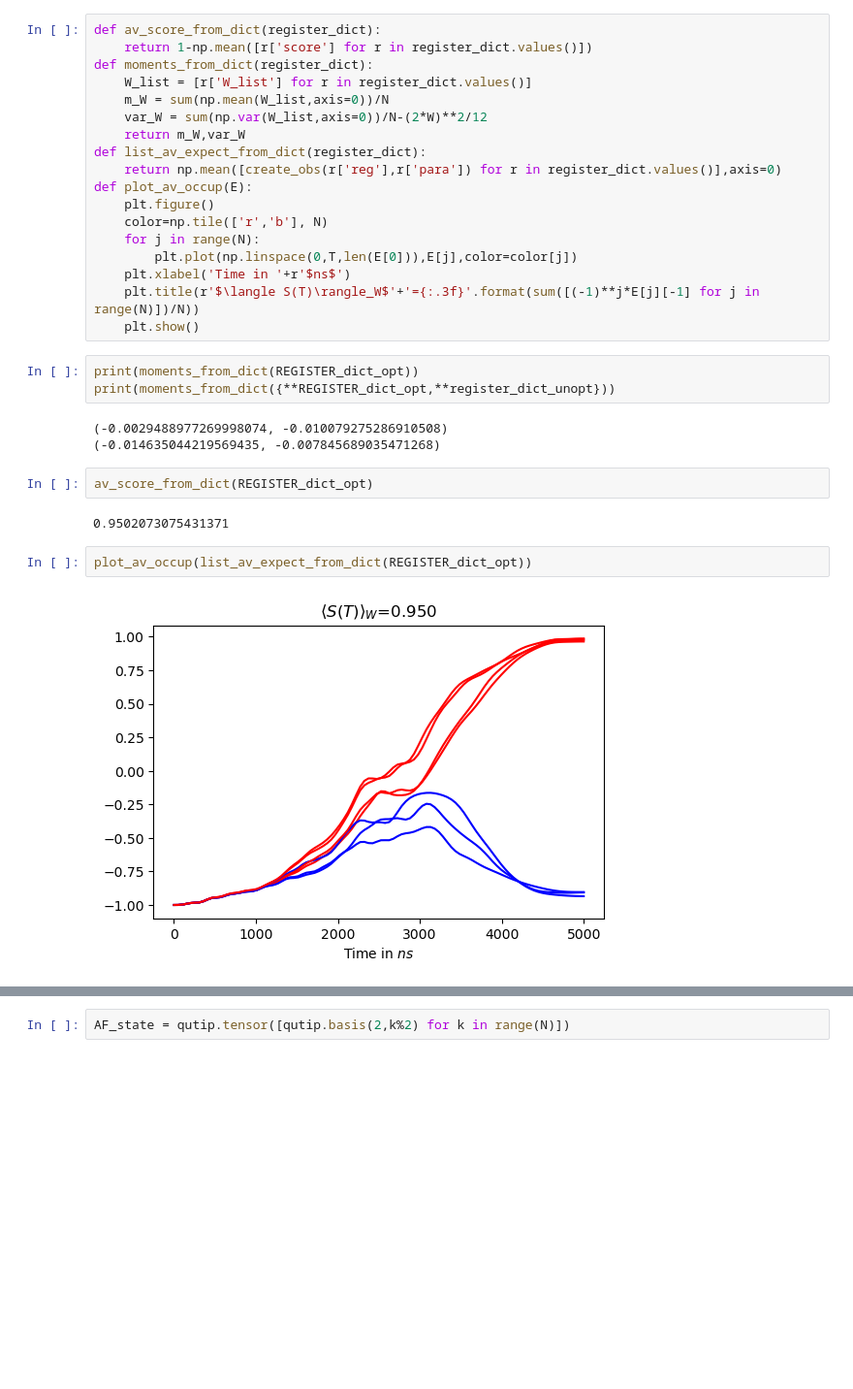
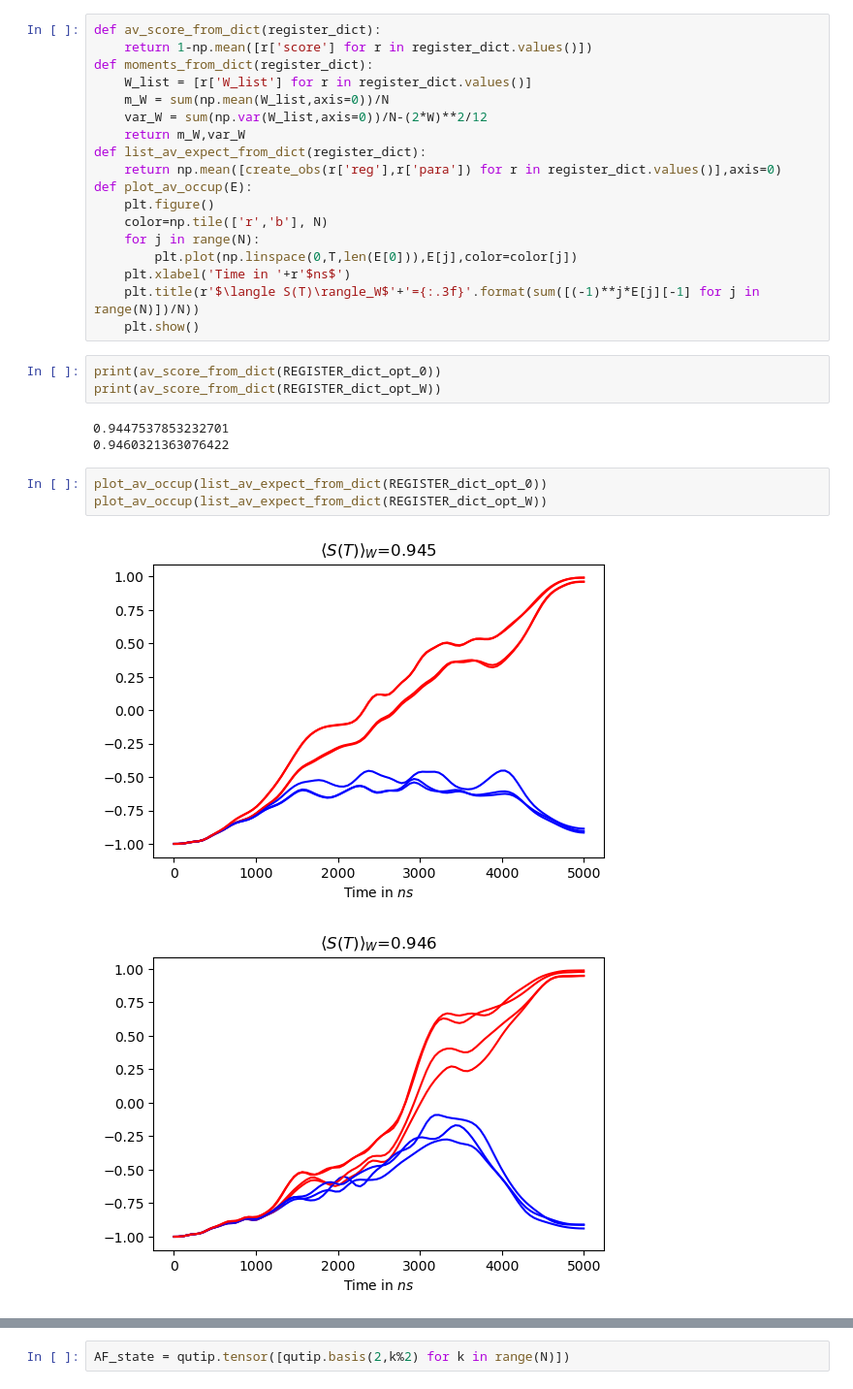
Before and after one commit to sebgrijalva/Pulser, a Jupyter notebook: tutorials/pulse_optim_algo.ipynb, the cells around one changed output, grey strips where cells are left out. Shown: that part at 97% size. Cells and saved outputs as stored; diff of their text form; blank space fills up the shorter version.

```diff
--- a/tutorials/pulse_optim_algo.ipynb
+++ b/tutorials/pulse_optim_algo.ipynb
@@ -185,18 +202,16 @@ def plot_av_occup(E):
     plt.xlabel('Time in '+r'$ns$')
     plt.title(r'$\langle S(T)\rangle_W$'+'={:.3f}'.format(sum([(-1)**j*E[j][-1] for j in range(N)])/N))
     plt.show()
-# %%
-print(moments_from_dict(REGISTER_dict_opt))
-print(moments_from_dict({**REGISTER_dict_opt,**register_dict_unopt}))
-# %% [output]
-(-0.0029488977269998074, -0.010079275286910508)
-(-0.014635044219569435, -0.007845689035471268)
-# %%
-av_score_from_dict(REGISTER_dict_opt)
-# %% [output]
-0.9502073075431371
-# %%
-plot_av_occup(list_av_expect_from_dict(REGISTER_dict_opt))
-# %% [output]
-[figure, removed]
+# %%
+print(av_score_from_dict(REGISTER_dict_opt_0))
+print(av_score_from_dict(REGISTER_dict_opt_W))
+# %% [output]
+0.9447537853232701
+0.9460321363076422
+# %%
+plot_av_occup(list_av_expect_from_dict(REGISTER_dict_opt_0))
+plot_av_occup(list_av_expect_from_dict(REGISTER_dict_opt_W))
+# %% [output]
+[figure, added]
+[figure, added]
 # %%
```
Also changed, not shown: parts of 23 cells of this notebook, 4 other files.
